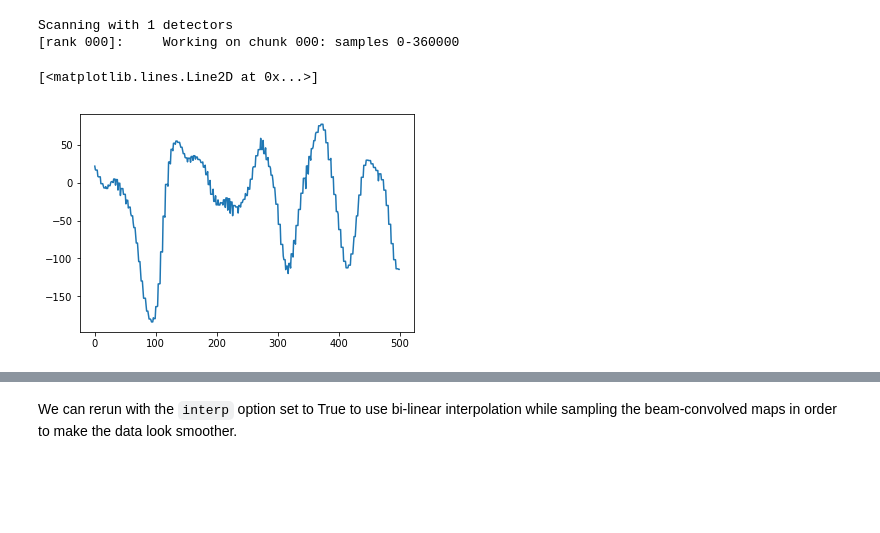
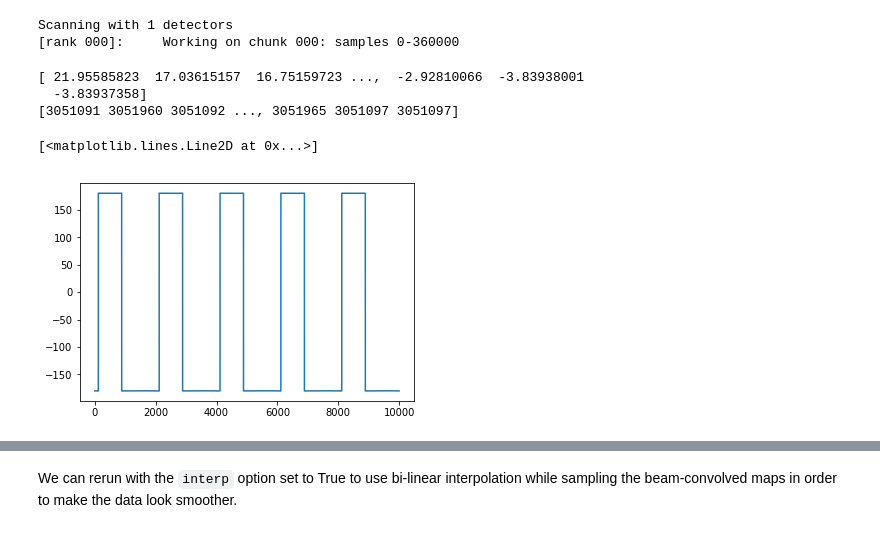
Before and after one commit to AdriJD/beamconv, a Jupyter notebook: notebooks/introduction.ipynb, the cells around one changed output, grey strips where cells are left out. Cells and saved outputs as stored; diff of their text form; code cells hidden in the pictures; blank space fills up the shorter version.

Commit message:
added data structure to better look at results

```diff
--- a/notebooks/introduction.ipynb
+++ b/notebooks/introduction.ipynb
@@ -128,9 +129,22 @@ tod_raw = S.tod.copy()
 # %% [output]
 Scanning with 1 detectors
 [rank 000]:     Working on chunk 000: samples 0-360000
+# %%
+print(S._data['0']['0']['tod'])
+#print(S.tod)
+#print(S.beams[0][0].idx)
+#print(S.chunks[0]['cidx'])
+#print(S._data[S.chunks[0]['cidx']]['0'][data_type])
+beam = S.beams[0][0]
+print(S.data(S.chunks[0], beam=beam, data_type='pix'))
+# %% [output]
+[ 21.95585823  17.03615157  16.75159723 ...,  -2.92810066  -3.83938001
+  -3.83937358]
+[3051091 3051960 3051092 ..., 3051965 3051097 3051097]
 # %%
 fig, ax = plt.subplots()
-ax.plot(tod_raw[:500])
+#ax.plot(tod_raw)
+ax.plot(S.data(S.chunks[0], beam=beam, data_type='pa')[:10000])
 # %% [output]
 [<matplotlib.lines.Line2D at 0x...>]
-[figure, old version]
+[figure, new version]
```
Also changed, not shown: parts of 17 cells of this notebook, 3 other files.
